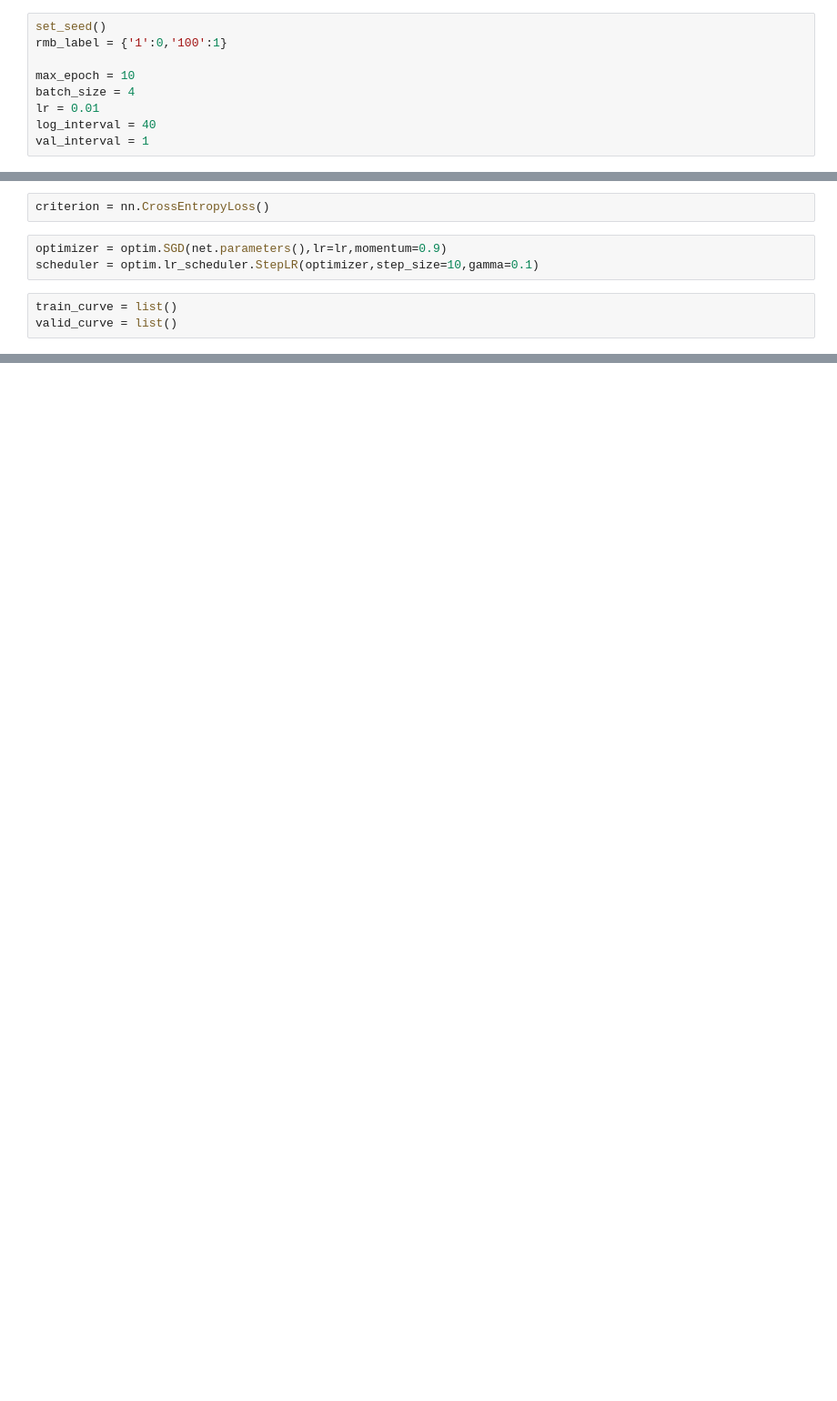
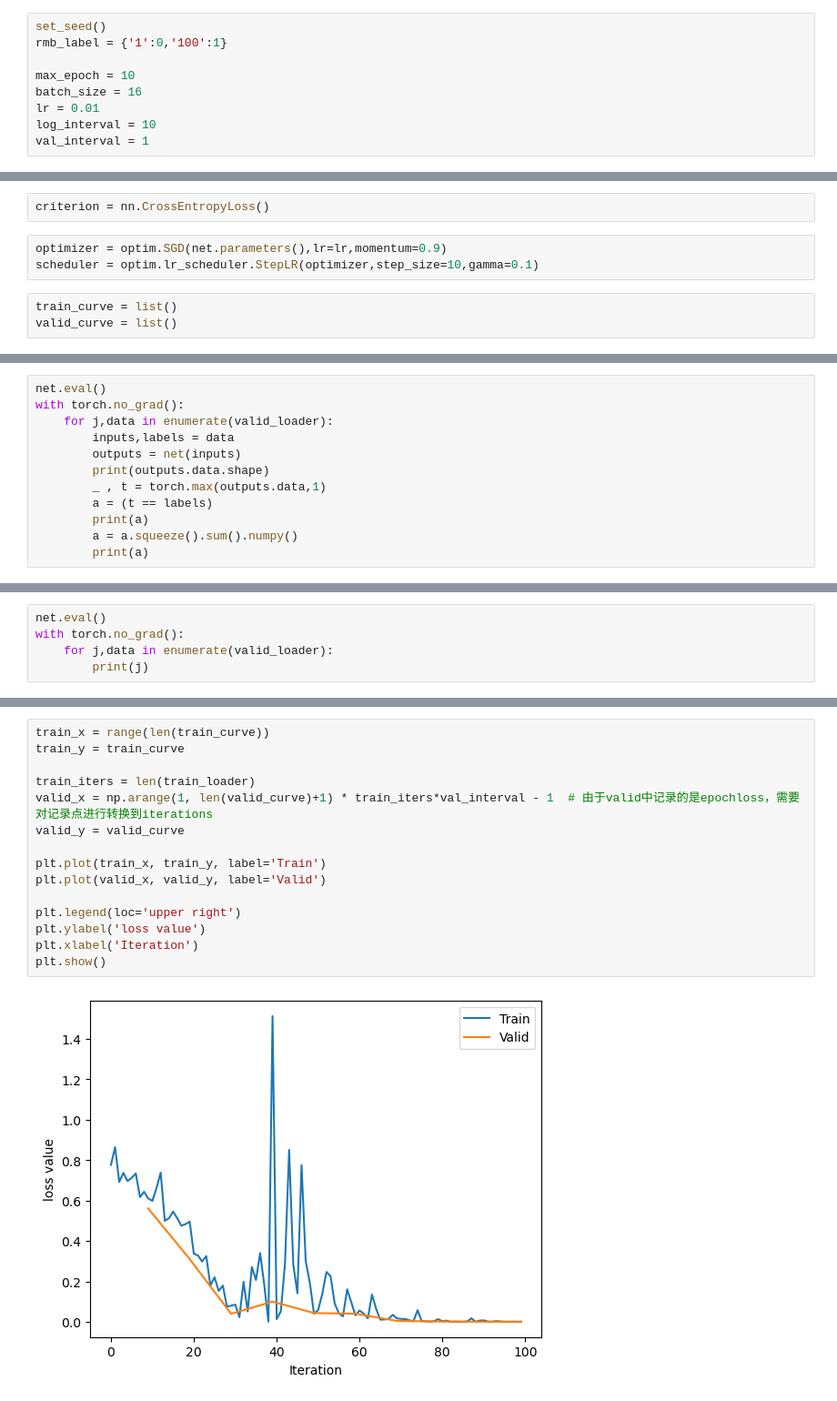
Before and after one commit to AsukaCamellia/Pytorch_Study, a Jupyter notebook: ch02/train_lenet.ipynb, the cells around one changed output, grey strips where cells are left out. Shown: that part at 91% size. Saved outputs shown, nothing was run; the diff lists cells and outputs as text; blank space fills up the shorter version.

```diff
--- a/ch02/train_lenet.ipynb
+++ b/ch02/train_lenet.ipynb
@@ -21,9 +22,9 @@ set_seed()
 rmb_label = {'1':0,'100':1}
 
 max_epoch = 10
-batch_size = 4
+batch_size = 16
 lr = 0.01
-log_interval = 40
+log_interval = 10
 val_interval = 1
 # %%
 split_dir = os.path.abspath(os.path.join(base_dir,'..','data','RMB_split_new'))
@@ -69,0 +177,12 @@ valid_curve = list()
+# %%
+net.eval()
+with torch.no_grad():
+    for j,data in enumerate(valid_loader):
+        inputs,labels = data
+        outputs = net(inputs)
+        print(outputs.data.shape)
+        _ , t = torch.max(outputs.data,1)
+        a = (t == labels)
+        print(a)
+        a = a.squeeze().sum().numpy()
+        print(a)
@@ -69,0 +197,5 @@ valid_curve = list()
+# %%
+net.eval()
+with torch.no_grad():
+    for j,data in enumerate(valid_loader):
+        print(j)
@@ -124,0 +281,17 @@ for epoch in range(max_epoch):
+# %%
+train_x = range(len(train_curve))
+train_y = train_curve
+
+train_iters = len(train_loader)
+valid_x = np.arange(1, len(valid_curve)+1) * train_iters*val_interval - 1  # 由于valid中记录的是epochloss，需要对记录点进行转换到iterations
+valid_y = valid_curve
+
+plt.plot(train_x, train_y, label='Train')
+plt.plot(valid_x, valid_y, label='Valid')
+
+plt.legend(loc='upper right')
+plt.ylabel('loss value')
+plt.xlabel('Iteration')
+plt.show()
+# %% [output]
+[figure, added]
```
Also changed, not shown: parts of 7 cells of this notebook, 3 other files.
